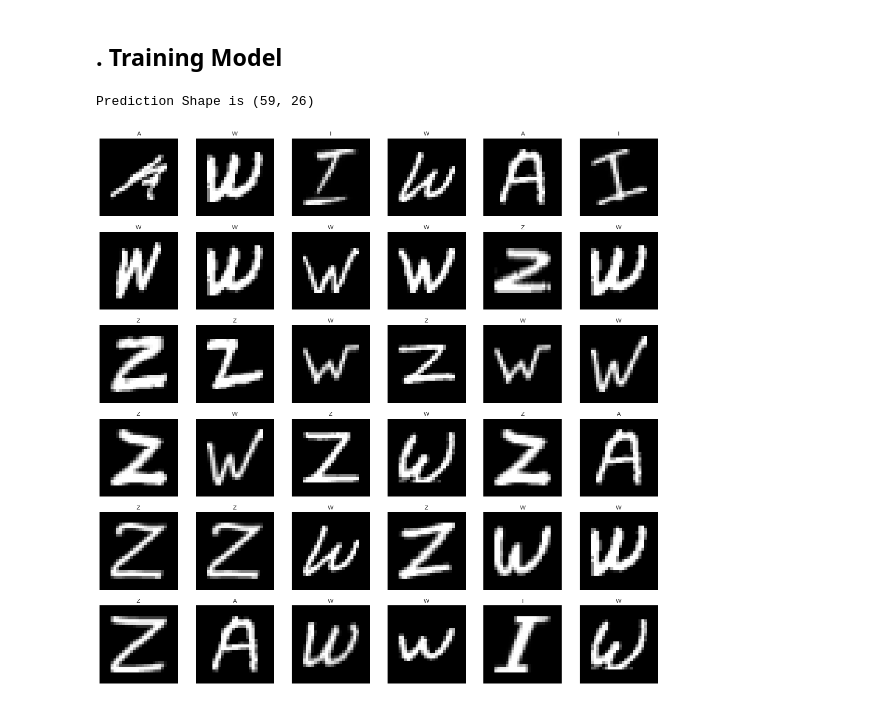
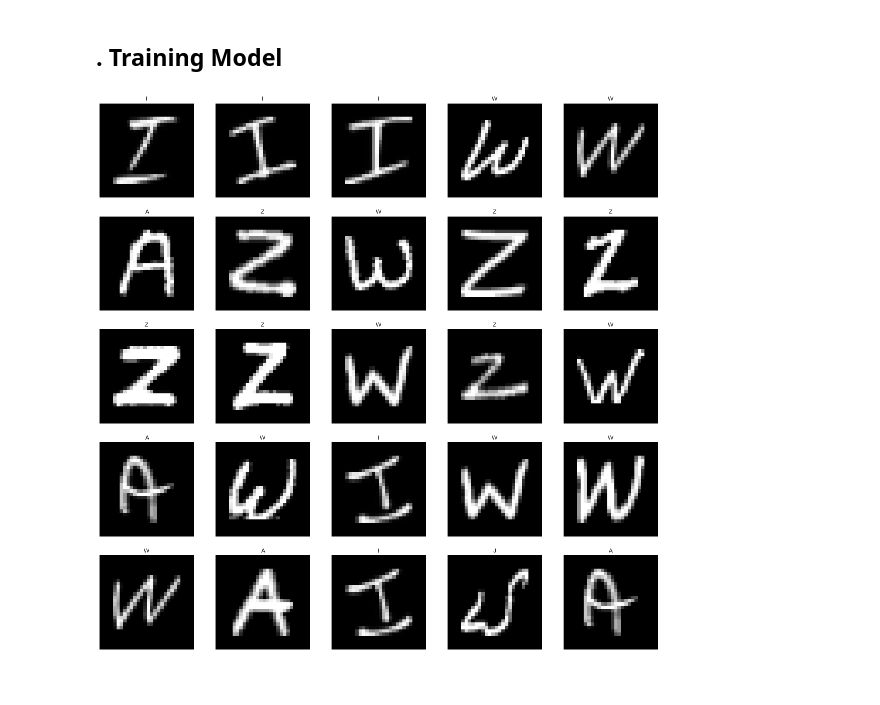
Before and after one commit to moh-IA/nuage_compta, a Jupyter notebook: src/nuage_compta.ipynb, the cells around one changed output. Cells and saved outputs as stored; diff of their text form; code cells hidden in the pictures.

Commit message:
add model

```diff
--- a/src/nuage_compta.ipynb
+++ b/src/nuage_compta.ipynb
@@ -170,18 +174,16 @@ ModelLoss, ModelAccuracy =cnn_model.evaluate(X_test, y_test)
 
 print('Test Loss is {}'.format(ModelLoss))
 print('Test Accuracy is {}'.format(ModelAccuracy ))
-# %%
-y_pred = cnn_model.predict(X_pred)
-
-print('Prediction Shape is {}'.format(y_pred.shape))
-# %% [output]
-Prediction Shape is (59, 26)
+# %%
+new_cnn_model =  keras.models.load_model('../cnn_model/CNNModel.model')
+
+y_pred = new_cnn_model.predict(X_pred)
 # %%
 plt.figure(figsize=(20,20))
-for n , i in enumerate(list(np.random.randint(0,len(X_pred),36))) :
-    plt.subplot(6,6,n+1)
+for n , i in enumerate(list(np.random.randint(0,len(X_pred),25))) :
+    plt.subplot(5,5,n+1)
     plt.imshow(X_pred[i])
     plt.axis('off')
     plt.title(get_letter(np.argmax(y_pred[i])))
 # %% [output]
-[figure, old version]
+[figure, new version]
```
Also changed, not shown: parts of 3 cells of this notebook.
